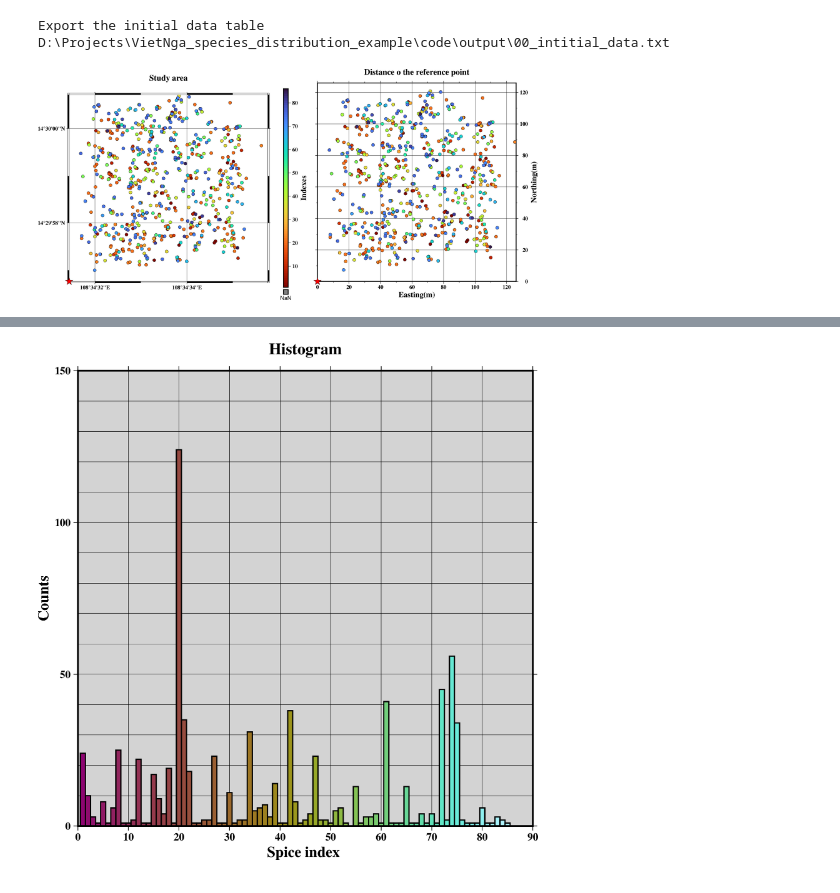
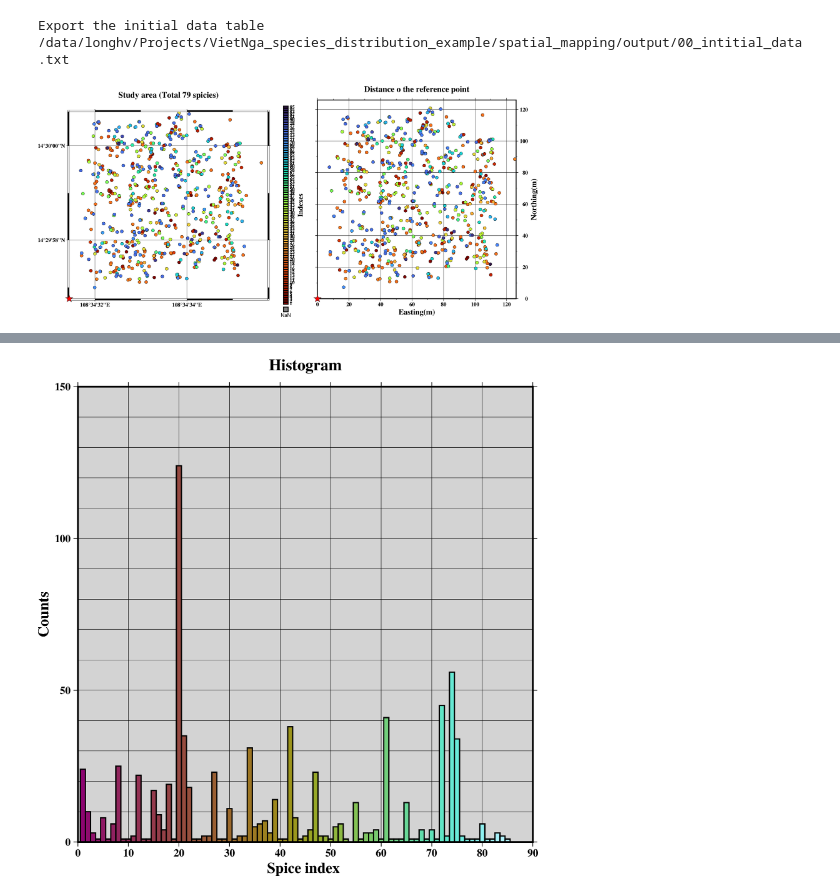
Before and after one commit to havinhlong1988/GR_analysis_VN, a Jupyter notebook: 00_Check_locations.ipynb, the cells around one changed output, grey strips where cells are left out. Drawn from its saved outputs; the diff is of its cells as text; code cells hidden in the pictures.

```diff
--- a/00_Check_locations.ipynb
+++ b/00_Check_locations.ipynb
@@ -37,7 +37,7 @@ os.makedirs(outdatdir,exist_ok=True)
 outfigdir = os.path.join(pwd,"figures")
 os.makedirs(outfigdir,exist_ok=True)
 # read the data and kip 2 rows due to format error
-data = pd.read_csv(os.path.join(pwd,"data","Square1.csv"), sep=',',skiprows=None,header=0,)
+data = pd.read_csv(os.path.join(pwd,"data","Data_fix.csv"), sep=',',skiprows=None,header=0,)
 # # Use str.extract() to split the values into two columns: letter and number
 data[['Codechar', 'Codenum']] = data['Code'].str.extract(r'([A-Za-z]+)(\d+)')
 # Convert the 'number' column to an integer
@@ -84,36 +84,37 @@ pygmt.config(FONT_LABEL="14p,Times-Bold,black",
 # grid = pygmt.datasets.load_earth_relief(resolution="01s", region=area)
 # fig.grdimage(grid=grid, projection="X5i/5i", frame="a", cmap="geo")
 # fig.colorbar(frame=["a100", "x+lElevation", "y+lm"])
-fig.basemap(region=area, projection="M5i", frame=['xafg+l"Longitude(\\240E)"','yafg+l"Latitude(\\240N)"', 'WSne+t"Study area"'])
+fig.basemap(region=area, projection="M5i", frame=['xafg+l"Longitude(\\240E)"','yafg+l"Latitude(\\240N)"',
+                                                  'WSne+t"Study area (Total {} spicies)"'.format(len(indata['Nomenclature'].unique()))])
 #
 # pygmt.makecpt(cmap="hawaii",series=[1, 85, 1],)
 pygmt.makecpt(cmap="turbo", series=(1,int(indata['Codenum'].max()),1),color_model=f"+c1-{int(indata['Codenum'].max())}",reverse=True, continuous=False)
 fig.plot(x=indata['Longitude'], y=indata['Latitude'],style="c0.2c",fill=indata['Codenum'],cmap=True,pen="black")
 fig.plot(data=np.array([ref_point]),style="a0.5c",fill="red",pen="black",no_clip=True)
 fig.colorbar(
     position="JMR+o1c/0c+w5i/0.3c+n",
     box=False,
     frame=["xa10+lIndexes"],
     scale=1,
 )
 fig.shift_origin(xshift="1.25w")
 maxd = np.maximum(np.ceil(indata['d2x'].max()),np.ceil(indata['d2y'].max()))
 #
 fig.basemap(region=[0,maxd,0,maxd], projection="X5i/5i", frame=['xafg+l"Easting(m)"','yafg+l"Northing(m)"', 'wSnE+t"Distance o the reference point"'])
 fig.plot(x=indata['d2x'], y=indata['d2y'],style="c0.2c",fill=indata['Codenum'],cmap=True,pen="black")
 fig.plot(data=np.array([[0,0]]),style="a0.5c",fill="red",pen="black",no_clip=True)
 
 fig.savefig(os.path.join(outfigdir,"00_distribution_long_lat.png"),crop=True, dpi=300, transparent=False)
 fig.show()
 # Save quarant box
 quarant = pd.DataFrame({
     'x': np.array([minx, maxx, maxx, minx]),
     'y': np.array([miny, miny, maxy, maxy])
 })
 quarant.to_csv(os.path.join(outdatdir,"00_quarant.txt"),index=False,sep=',',encoding='utf-8')
 #
 indata_backup = indata.copy()
 # %% [output]
-Export the initial data table D:\Projects\VietNga_species_distribution_example\code\output\00_intitial_data.txt
+Export the initial data table /data/longhv/Projects/VietNga_species_distribution_example/spatial_mapping/output/00_intitial_data.txt
-[figure, old version]
+[figure, new version]
 # %%
```
Also changed, not shown: parts of 2 cells of this notebook.
